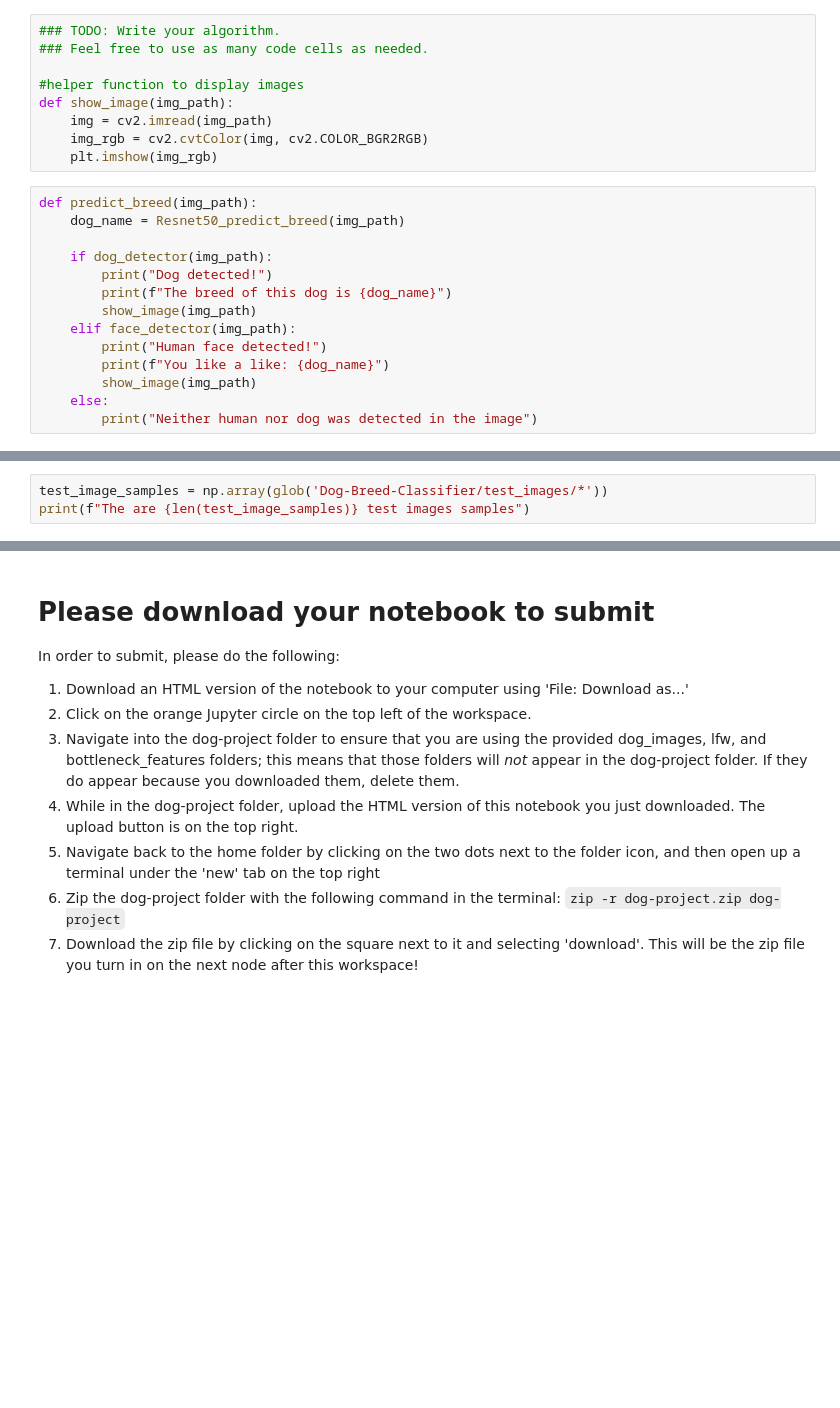
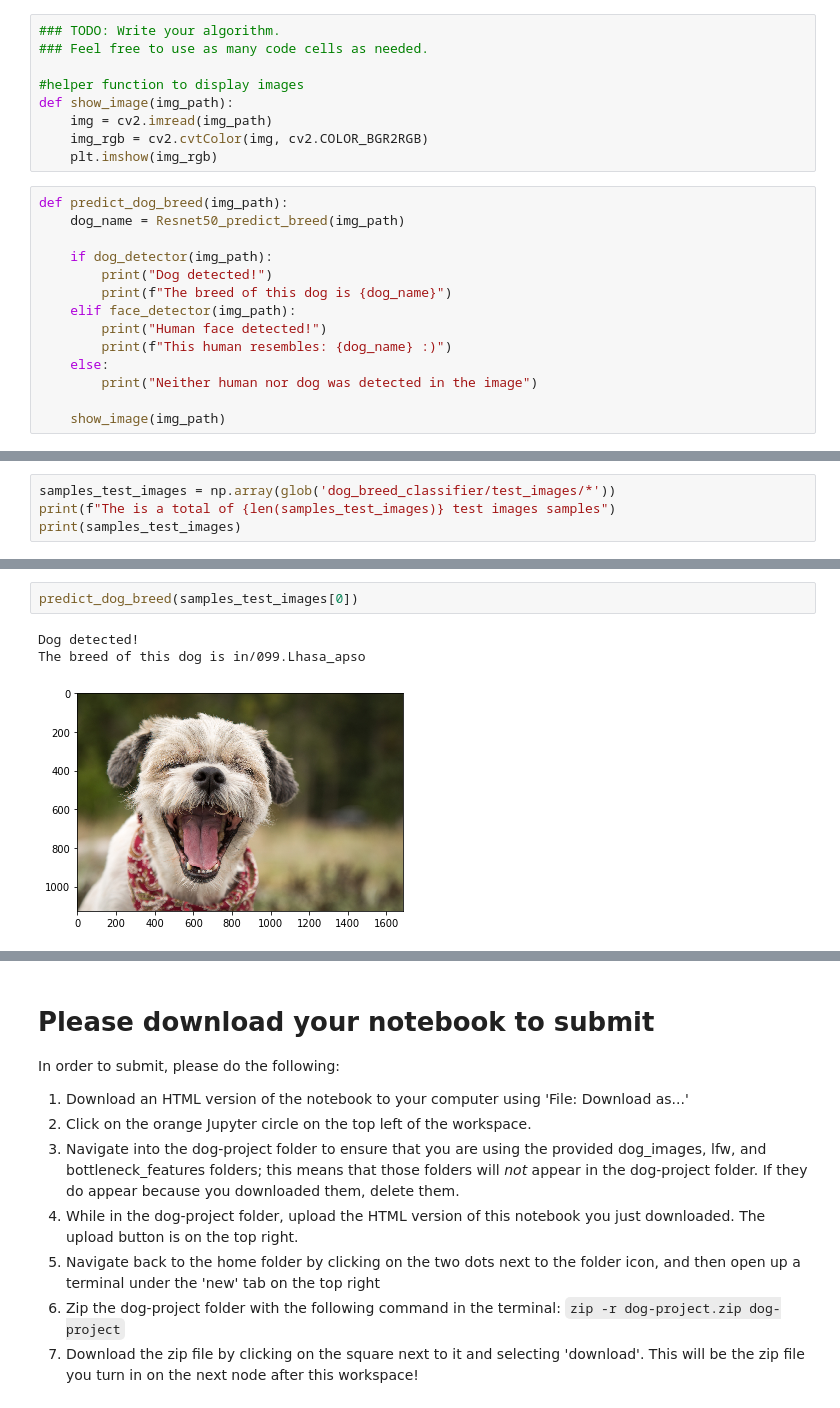
Before and after one commit to fgessa/dog_breed_classifier, a Jupyter notebook: dog_app.ipynb, the cells around one changed output, grey strips where cells are left out. Saved outputs shown, nothing was run; the diff lists cells and outputs as text; blank space fills up the shorter version.

Commit message:
Ran predictions on sample test images

```diff
--- a/dog_app.ipynb
+++ b/dog_app.ipynb
@@ -752,19 +751,19 @@ def show_image(img_path):
     img_rgb = cv2.cvtColor(img, cv2.COLOR_BGR2RGB)
     plt.imshow(img_rgb)
 # %%
-def predict_breed(img_path):
+def predict_dog_breed(img_path):
     dog_name = Resnet50_predict_breed(img_path)
 
     if dog_detector(img_path):
         print("Dog detected!")
         print(f"The breed of this dog is {dog_name}")
-        show_image(img_path)
     elif face_detector(img_path):
         print("Human face detected!")
-        print(f"You like a like: {dog_name}")
-        show_image(img_path)
+        print(f"This human resembles: {dog_name} :)")
     else:
         print("Neither human nor dog was detected in the image")
+
+    show_image(img_path)
 # %% [markdown]
 ---
 <a id='step7'></a>
@@ -795,4 +810,5 @@ Checking connectivity... done.
 # %%
-test_image_samples = np.array(glob('Dog-Breed-Classifier/test_images/*'))
-print(f"The are {len(test_image_samples)} test images samples")
+samples_test_images = np.array(glob('dog_breed_classifier/test_images/*'))
+print(f"The is a total of {len(samples_test_images)} test images samples")
+print(samples_test_images)
 # %% [output]
@@ -799,0 +826,6 @@ The are 8 test images samples
+# %%
+predict_dog_breed(samples_test_images[0])
+# %% [output]
+Dog detected!
+The breed of this dog is in/099.Lhasa_apso
+[figure, added]
```
Also changed, not shown: parts of 22 cells of this notebook.
